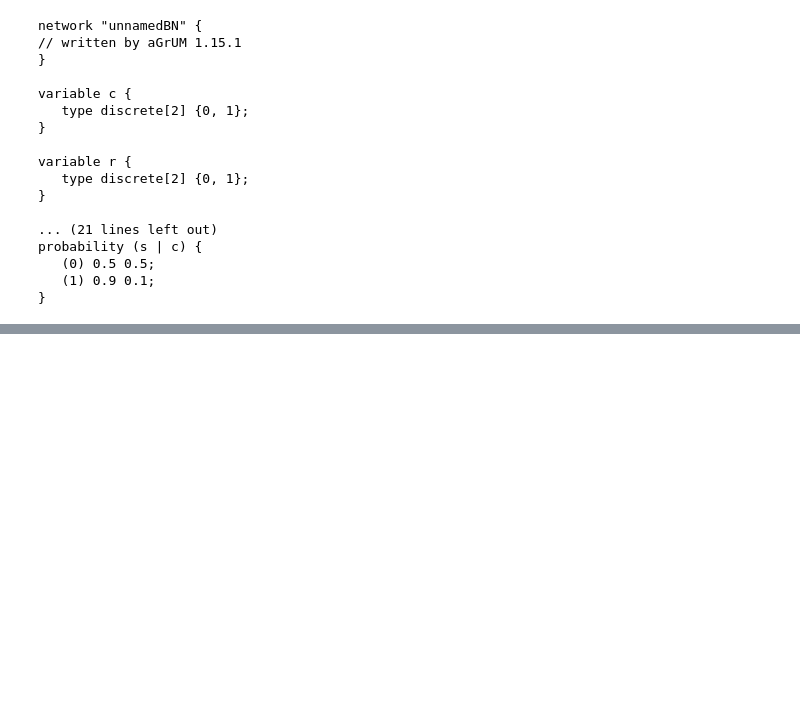
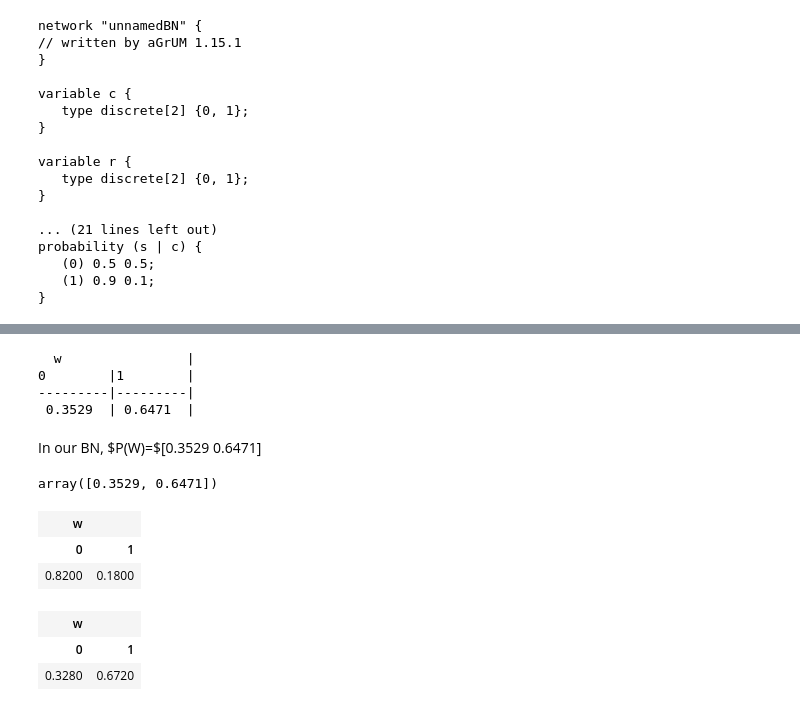
Before and after one commit to richietaylor/WaveWiseBN, a Jupyter notebook: explorations.ipynb, the cells around one changed output, grey strips where cells are left out. Drawn from its saved outputs; the diff is of its cells as text; code cells hidden in the pictures; blank space fills up the shorter version.

```diff
--- a/explorations.ipynb
+++ b/explorations.ipynb
@@ -138,0 +163,35 @@ probability (s | c) {
+# %%
+ie=gum.LazyPropagation(bn)
+
+ie.makeInference()
+print (ie.posterior("w"))
+# %% [output]
+  w                |
+0        |1        |
+---------|---------|
+ 0.3529  | 0.6471  |
+# %%
+from IPython.core.display import HTML
+HTML(f"In our BN, $P(W)=${ie.posterior('w')[:]}")
+# %% [output]
+In our BN, $P(W)=$[0.3529 0.6471]
+# %%
+ie.posterior("w")[:]
+# %% [output]
+array([0.3529, 0.6471])
+# %%
+ie.setEvidence({'s':0, 'c': 0})
+ie.makeInference()
+ie.posterior("w")
+# %% [output]
+| w |  |
+| 0 | 1 |
+| 0.8200 | 0.1800 |
+# %%
+ie.setEvidence({'s': [0.5, 1], 'c': [1, 0]})
+ie.makeInference()
+ie.posterior("w") # using gnb's feature
+# %% [output]
+| w |  |
+| 0 | 1 |
+| 0.3280 | 0.6720 |
```
Also changed, not shown: parts of 17 cells of this notebook.
